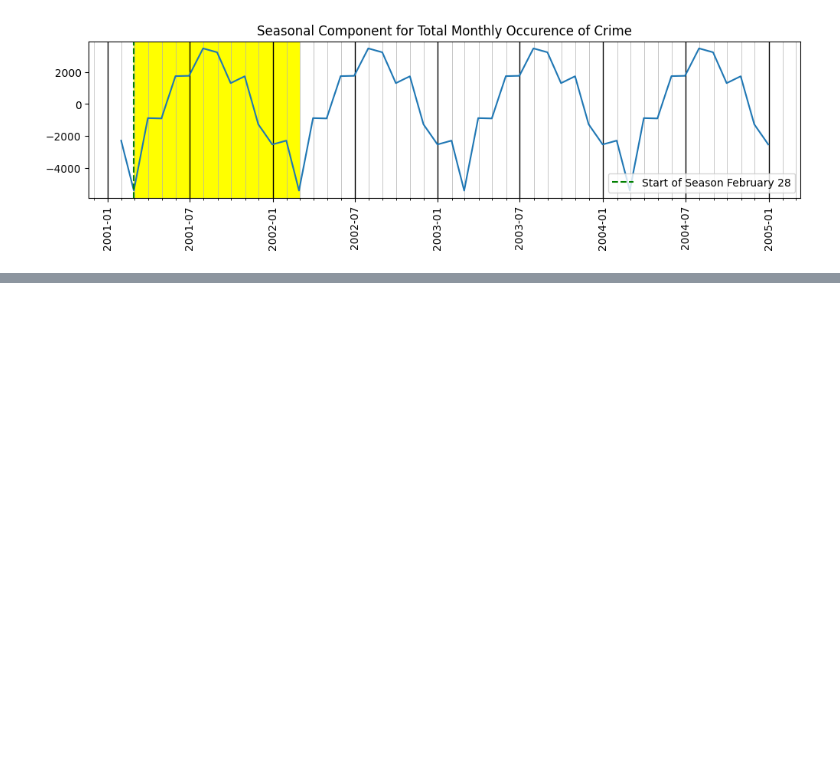
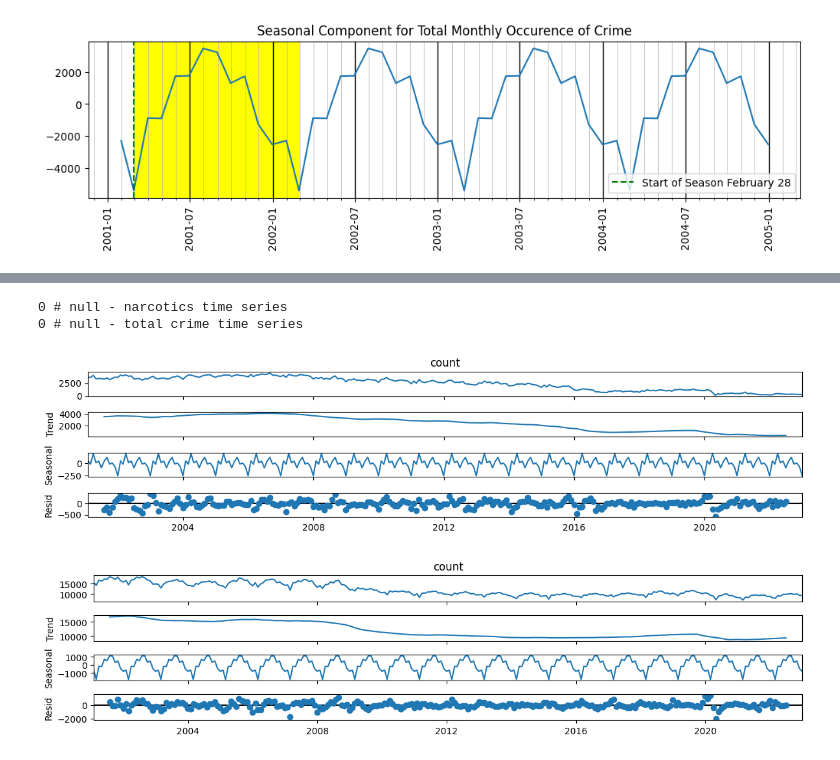
Before and after one commit to OMONa-E/Datetime-Data-Analysis, a Jupyter notebook: Chicago_Crime_Data_Analysis_.ipynb, the cells around one changed output, grey strips where cells are left out. Cells and saved outputs as stored; diff of their text form; code cells hidden in the pictures; blank space fills up the shorter version.

Commit message:
Updated the Time Series Forecast and EDA

```diff
--- a/Chicago_Crime_Data_Analysis_.ipynb
+++ b/Chicago_Crime_Data_Analysis_.ipynb
@@ -330,0 +317,8 @@ with an overall seasonal fluctuation of ~8897.74404761905 crimes per month
+# %%
+# define NARCOTICS crime
+narco_ts = crime_df['Primary Type'][crime_df['Primary Type'] == 'NARCOTICS'].index.value_counts()
+
+# resample to monthly using size
+narco_ts = narco_ts.resample('M').size()
+
+narco_ts.index
@@ -330,0 +334,8 @@ with an overall seasonal fluctuation of ~8897.74404761905 crimes per month
+# %%
+# define Total crime
+total_crime_ts = crime_df['Primary Type'].index.value_counts()
+
+# resample to monthly using size
+total_crime_ts = total_crime_ts.resample('M').size()
+
+total_crime_ts.index
@@ -330,0 +351,25 @@ with an overall seasonal fluctuation of ~8897.74404761905 crimes per month
+# %%
+## checking for and addressing null values
+print(f'{narco_ts.isna().sum()} # null - narcotics time series\n{total_crime_ts.isnull().sum()} # null - total crime time series')
+# %% [output]
+0 # null - narcotics time series
+0 # null - total crime time series
+# %%
+## Decomposing the Time series to detect seasonality and deciding whether to use a seasonal model or not
+
+# narco_ts
+decomp_narco = tsa.seasonal_decompose(narco_ts)
+# narco_ts decomp plot
+ax = decomp_narco.plot()
+ax.set_size_inches(12, 3)
+ax.tight_layout();
+
+# total_crime_ts
+decomp_total = tsa.seasonal_decompose(total_crime_ts)
+# total_crime_ts plot
+ax1 = decomp_total.plot()
+ax1.set_size_inches(12, 3)
+ax1.tight_layout()
+# %% [output]
+[figure, added]
+[figure, added]
```
Also changed, not shown: parts of 34 cells of this notebook.
